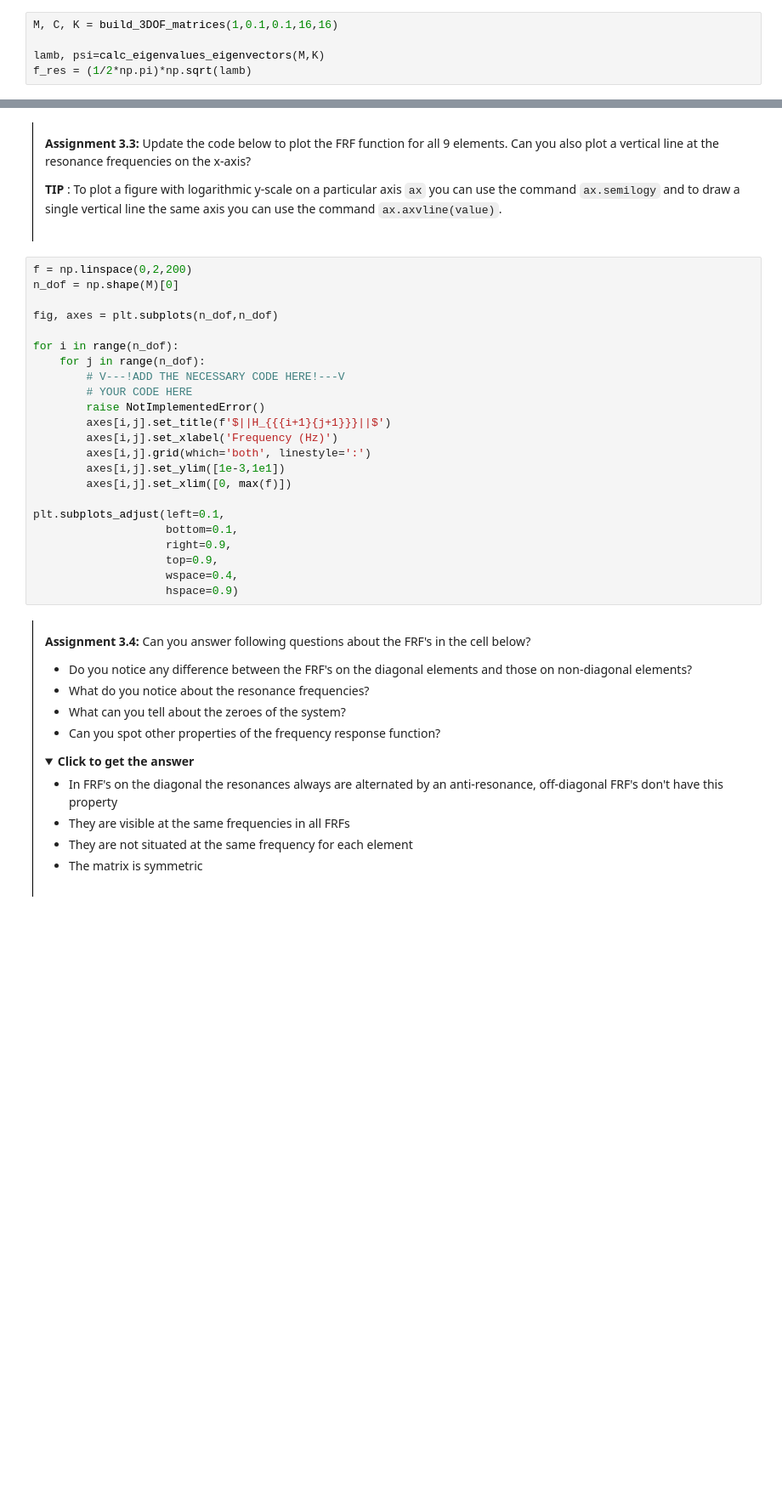
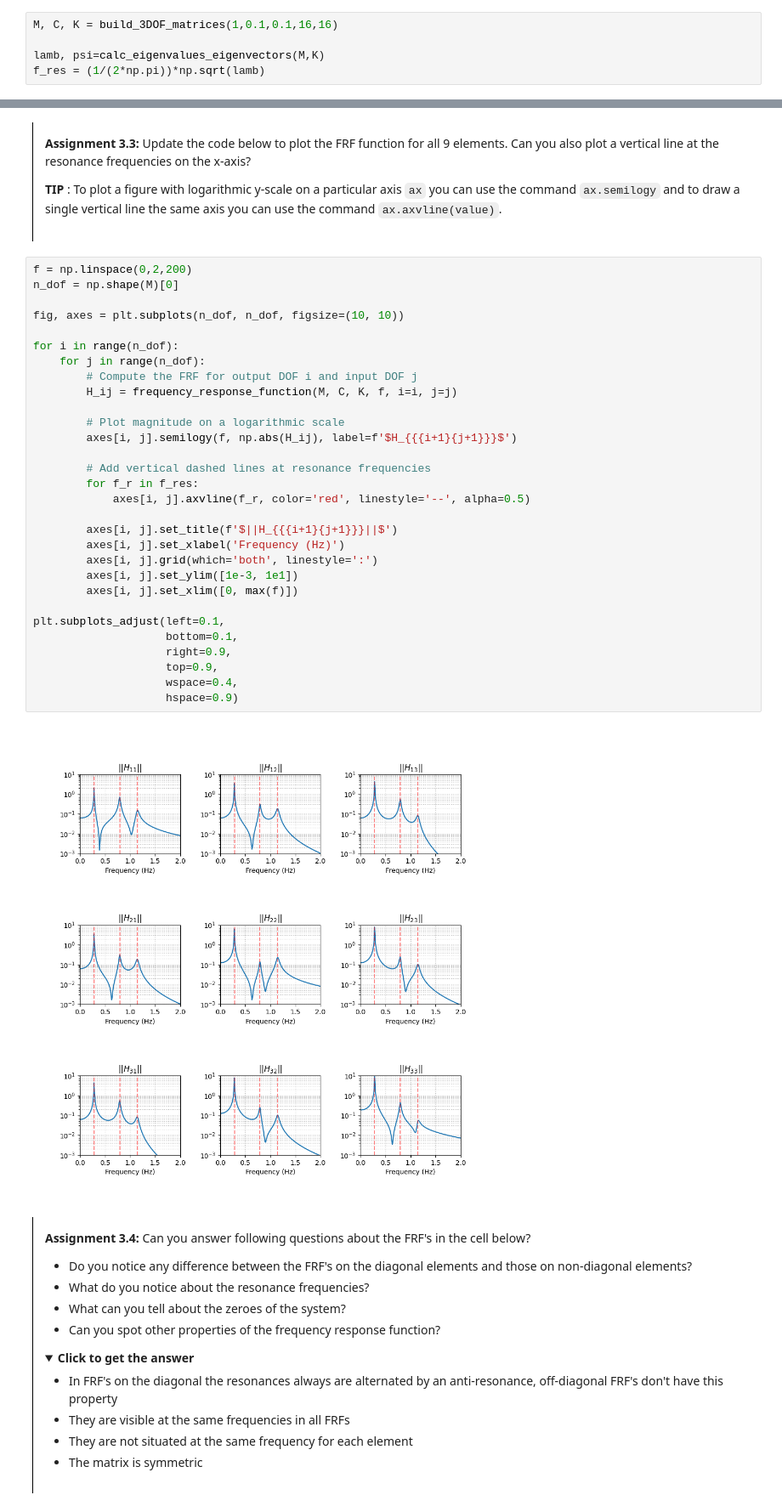
Before and after one commit to TAHA7485/MV2627_Exercises, a Jupyter notebook: Session3_MDOF/session3.ipynb, the cells around one changed output, grey strips where cells are left out. Shown at 85% size. Drawn from its saved outputs; the diff is of its cells as text; folded sections open; blank space fills up the shorter version.

```diff
--- a/Session3_MDOF/session3.ipynb
+++ b/Session3_MDOF/session3.ipynb
@@ -204,7 +204,7 @@ Put your found eigenfrequencies in an array called `f_res`.
 M, C, K = build_3DOF_matrices(1,0.1,0.1,16,16)
 
 lamb, psi=calc_eigenvalues_eigenvectors(M,K)
-f_res = (1/2*np.pi)*np.sqrt(lamb)
+f_res = (1/(2*np.pi))*np.sqrt(lamb)
 # %% [markdown]
 Let us have a look at the resonance frequencies you calculated:
 # %%
@@ -424,26 +434,35 @@ As discussed previously the FRF is in fact a 3 by 3 matrix for a three dimension
 # %%
 f = np.linspace(0,2,200)
 n_dof = np.shape(M)[0]
 
-fig, axes = plt.subplots(n_dof,n_dof)
+fig, axes = plt.subplots(n_dof, n_dof, figsize=(10, 10))
 
 for i in range(n_dof):
     for j in range(n_dof):
-        # V---!ADD THE NECESSARY CODE HERE!---V
-        # YOUR CODE HERE
-        raise NotImplementedError()
-        axes[i,j].set_title(f'$||H_{{{i+1}{j+1}}}||$')
-        axes[i,j].set_xlabel('Frequency (Hz)')
-        axes[i,j].grid(which='both', linestyle=':')
-        axes[i,j].set_ylim([1e-3,1e1])
-        axes[i,j].set_xlim([0, max(f)])
+        # Compute the FRF for output DOF i and input DOF j
+        H_ij = frequency_response_function(M, C, K, f, i=i, j=j)
+
+        # Plot magnitude on a logarithmic scale
+        axes[i, j].semilogy(f, np.abs(H_ij), label=f'$H_{{{i+1}{j+1}}}$')
+
+        # Add vertical dashed lines at resonance frequencies
+        for f_r in f_res:
+            axes[i, j].axvline(f_r, color='red', linestyle='--', alpha=0.5)
+
+        axes[i, j].set_title(f'$||H_{{{i+1}{j+1}}}||$')
+        axes[i, j].set_xlabel('Frequency (Hz)')
+        axes[i, j].grid(which='both', linestyle=':')
+        axes[i, j].set_ylim([1e-3, 1e1])
+        axes[i, j].set_xlim([0, max(f)])
 
 plt.subplots_adjust(left=0.1,
                     bottom=0.1,
                     right=0.9,
                     top=0.9,
                     wspace=0.4,
                     hspace=0.9)
+# %% [output]
+[figure, added]
 # %% [markdown]
 <div style="border-left: 1px solid black; padding: 1em; margin: 1em 0;">
 
```
Also changed, not shown: parts of 10 cells of this notebook.
